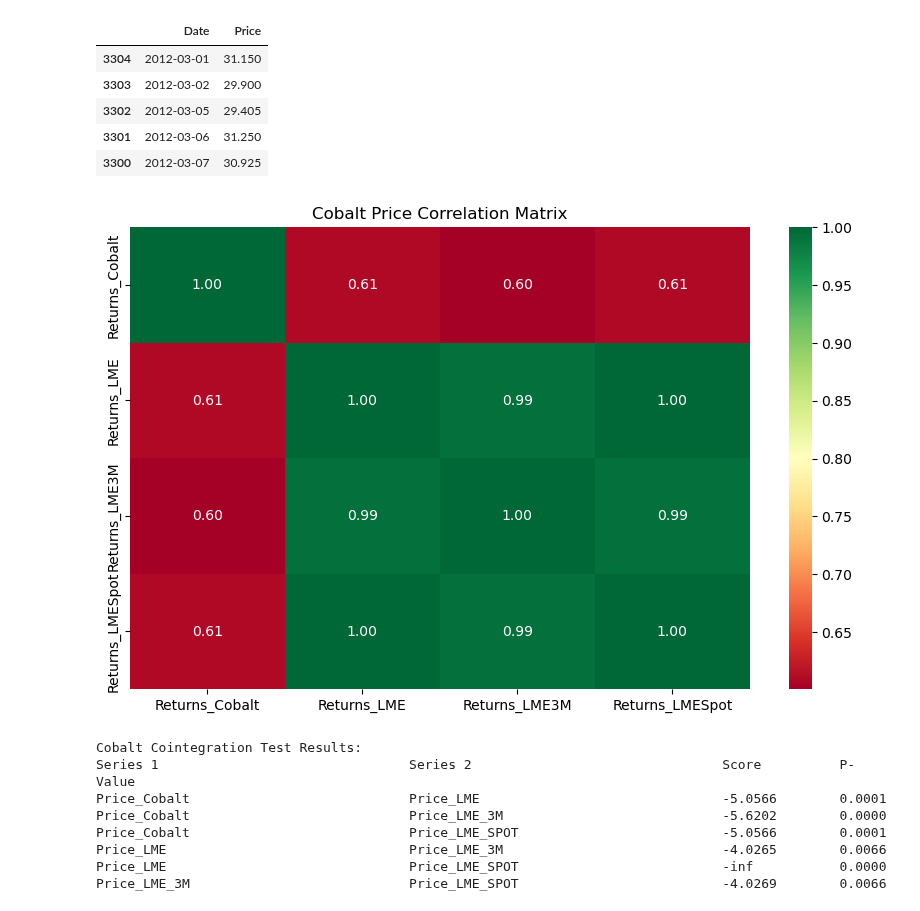
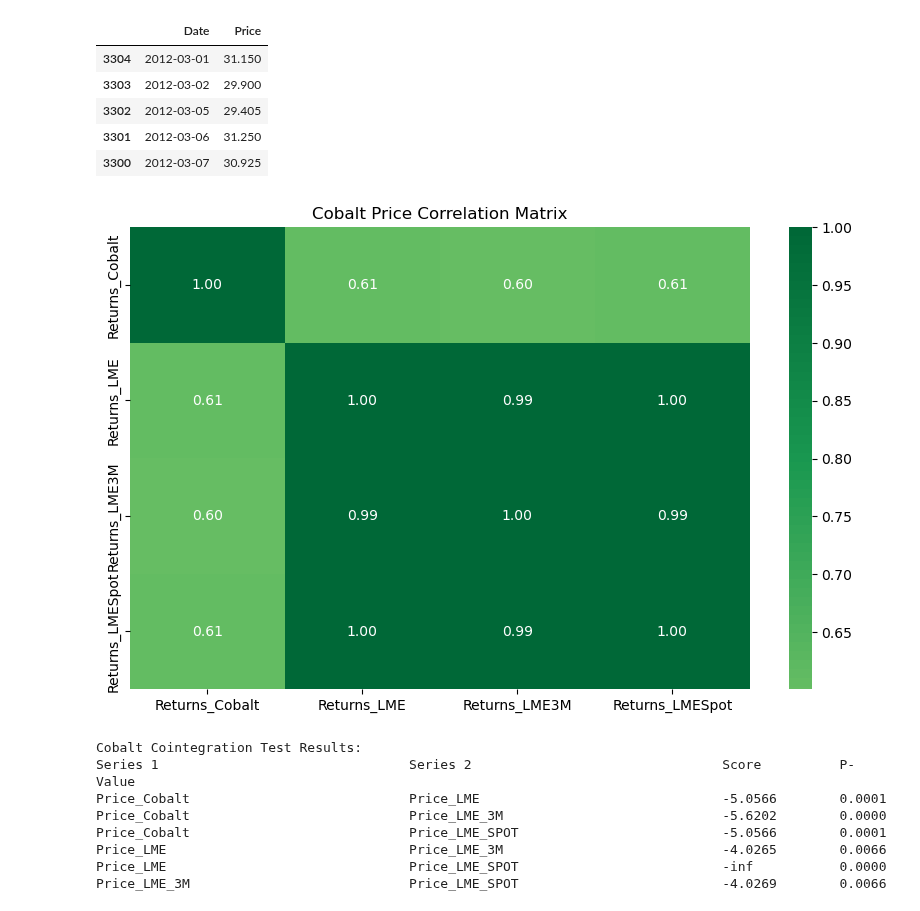
Before and after one commit to Doosheck/metals, a Jupyter notebook: data_overview.ipynb, the cells around one changed output. Saved outputs shown, nothing was run; the diff lists cells and outputs as text; code cells hidden in the pictures.

```diff
--- a/data_overview.ipynb
+++ b/data_overview.ipynb
@@ -450,19 +450,19 @@ fig_cobalt.show()
 # %%
 # Calculate the correlation matrix using the returns
 dfc_merged['Returns_Cobalt'] = dfc_merged['Price_Cobalt'].pct_change()
 dfc_merged['Returns_LME'] = dfc_merged['Price_LME'].pct_change()
 dfc_merged['Returns_LME3M'] = dfc_merged['Price_LME_3M'].pct_change()
 dfc_merged['Returns_LMESpot'] = dfc_merged['Price_LME_SPOT'].pct_change()
 # Drop NaN values
 dfc_merged = dfc_merged.dropna(subset=['Returns_Cobalt', 'Returns_LME', 'Returns_LME3M', 'Returns_LMESpot'])
 # Calculate the correlation matrix
 correlation_matrix_cobalt = dfc_merged[['Returns_Cobalt', 'Returns_LME', 'Returns_LME3M', 'Returns_LMESpot']].corr()
 plt.figure(figsize=(10, 6))
-sns.heatmap(correlation_matrix_cobalt, annot=True, cmap='RdYlGn', fmt='.2f')
+sns.heatmap(correlation_matrix_cobalt, annot=True, center=0, cmap='RdYlGn', fmt='.2f')
 plt.title('Cobalt Price Correlation Matrix')
 plt.show()
 # %% [output]
-[figure, old version]
+[figure, new version]
 # %%
 # Compute the cointegration
 from statsmodels.tsa.stattools import coint
```
Also changed, not shown: parts of 1 cell of this notebook.
